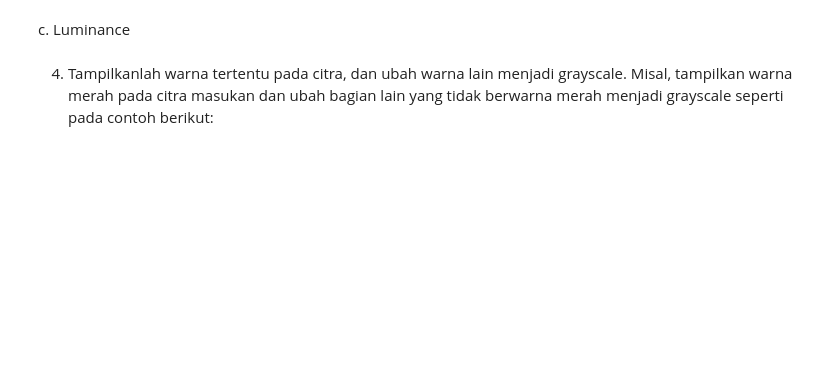
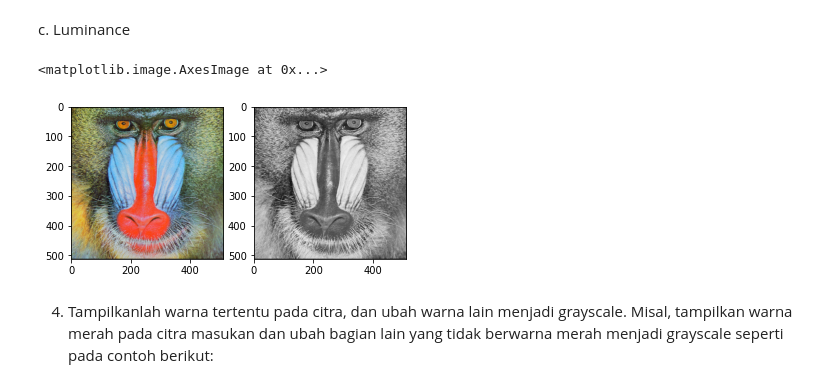
Before and after one commit to vinkharisma/PCVK_Genap_2023, a Jupyter notebook: Week3.ipynb, the cells around one changed output. Saved outputs shown, nothing was run; the diff lists cells and outputs as text; code cells hidden in the pictures; blank space fills up the shorter version.

```diff
--- a/Week3.ipynb
+++ b/Week3.ipynb
@@ -120,4 +146,16 @@ b. Lightness
 # %% [markdown]
 c. Luminance
+# %%
+image_lum = cv.imread('/content/drive/MyDrive/PCVK/Images/mandrill.tiff')
+
+R, G, B = image_lum[:,:,0], image_lum[:,:,1], image_lum[:,:,2]
+gray_image_lum = (0.21 * R) + (0.72 * G) + (0.07 * B)
+fig, ax = plt.subplots(1,2)
+
+ax[0].imshow(img_rgb)
+ax[1].imshow(gray_image_lum, cmap='gray')
+# %% [output]
+<matplotlib.image.AxesImage at 0x...>
+[figure, added]
 # %% [markdown]
 4. Tampilkanlah warna tertentu pada citra, dan ubah warna lain menjadi grayscale. Misal, tampilkan warna merah pada citra masukan dan ubah bagian lain yang tidak berwarna merah menjadi grayscale seperti pada contoh berikut:
```
Also changed, not shown: parts of 4 cells of this notebook.
